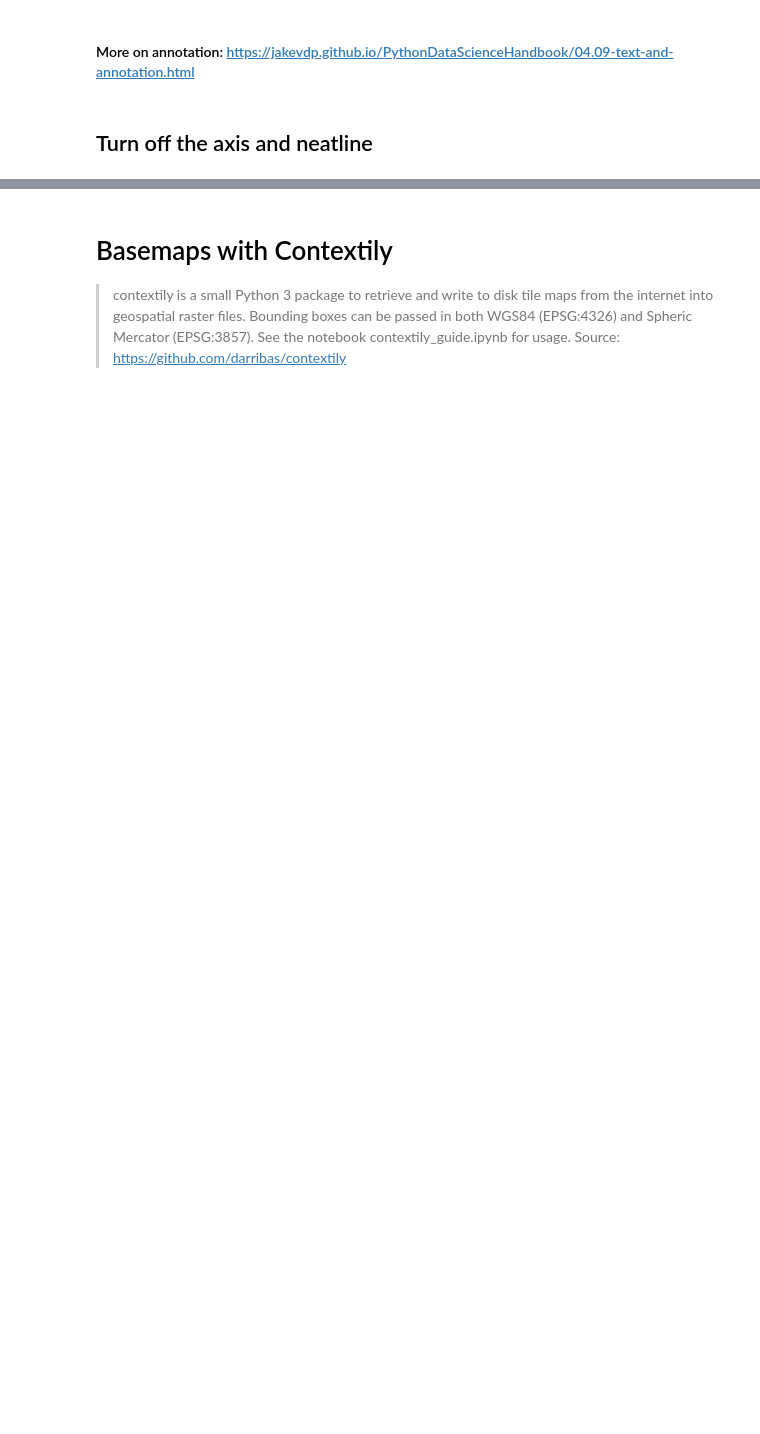
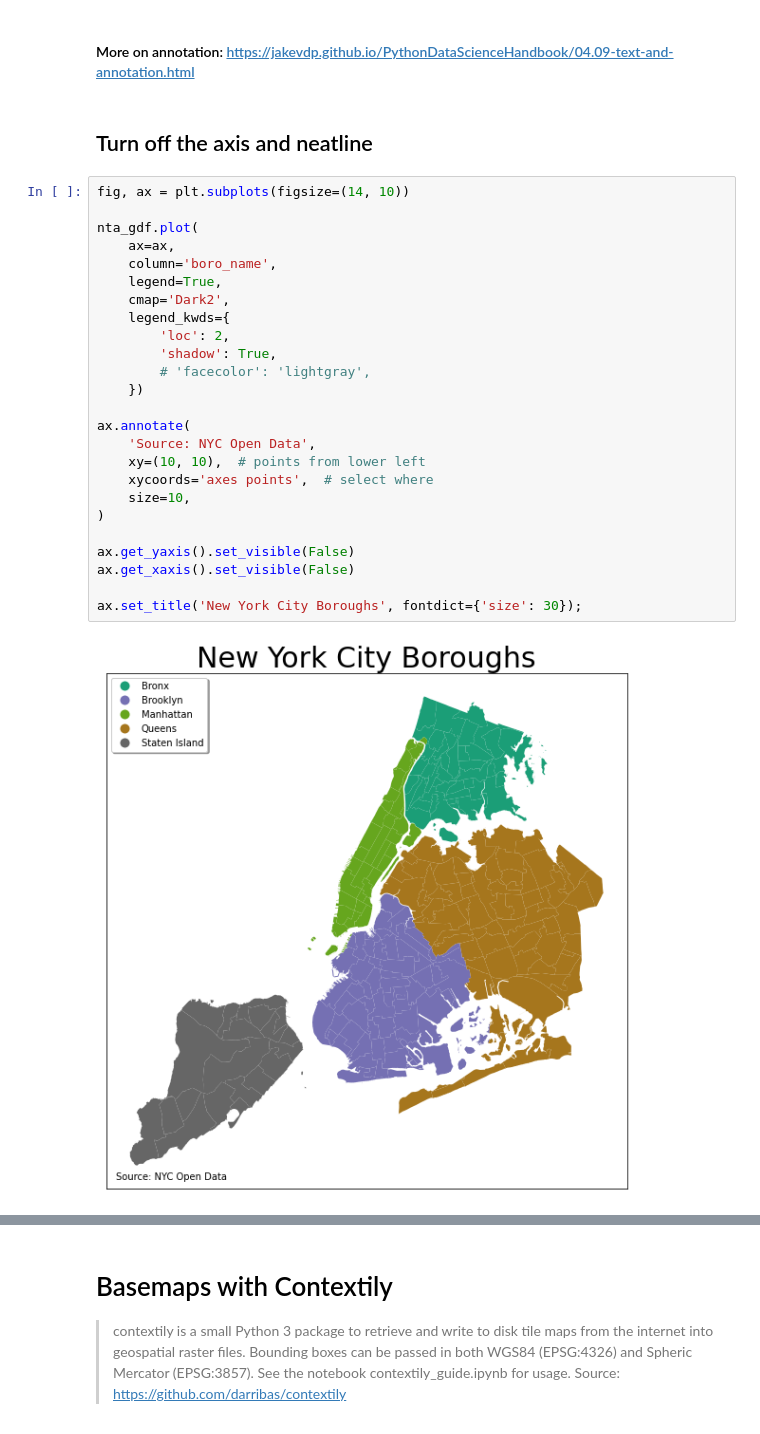
Before and after one commit to pratt-savi-810/pratt-savi-810-2020-03-lesson_12, a Jupyter notebook: lesson_12.ipynb, the cells around one changed output, grey strips where cells are left out. Saved outputs shown, nothing was run; the diff lists cells and outputs as text; blank space fills up the shorter version.

```diff
--- a/lesson_12.ipynb
+++ b/lesson_12.ipynb
@@ -309,6 +437,33 @@ ax.set_title('Map Title', fontdict={'size': 30});
 #### More on annotation: https://jakevdp.github.io/PythonDataScienceHandbook/04.09-text-and-annotation.html
 # %% [markdown]
 ## Turn off the axis and neatline
+# %%
+fig, ax = plt.subplots(figsize=(14, 10))
+
+nta_gdf.plot(
+    ax=ax,
+    column='boro_name',
+    legend=True,
+    cmap='Dark2',
+    legend_kwds={
+        'loc': 2,
+        'shadow': True,
+        # 'facecolor': 'lightgray',
+    })
+
+ax.annotate(
+    'Source: NYC Open Data',
+    xy=(10, 10),  # points from lower left
+    xycoords='axes points',  # select where
+    size=10,
+)
+
+ax.get_yaxis().set_visible(False)
+ax.get_xaxis().set_visible(False)
+
+ax.set_title('New York City Boroughs', fontdict={'size': 30});
+# %% [output]
+[figure, added]
 # %%
 fig, ax = plt.subplots(figsize=(14, 10))
 
```
Also changed, not shown: parts of 28 cells of this notebook, 2 other files.
